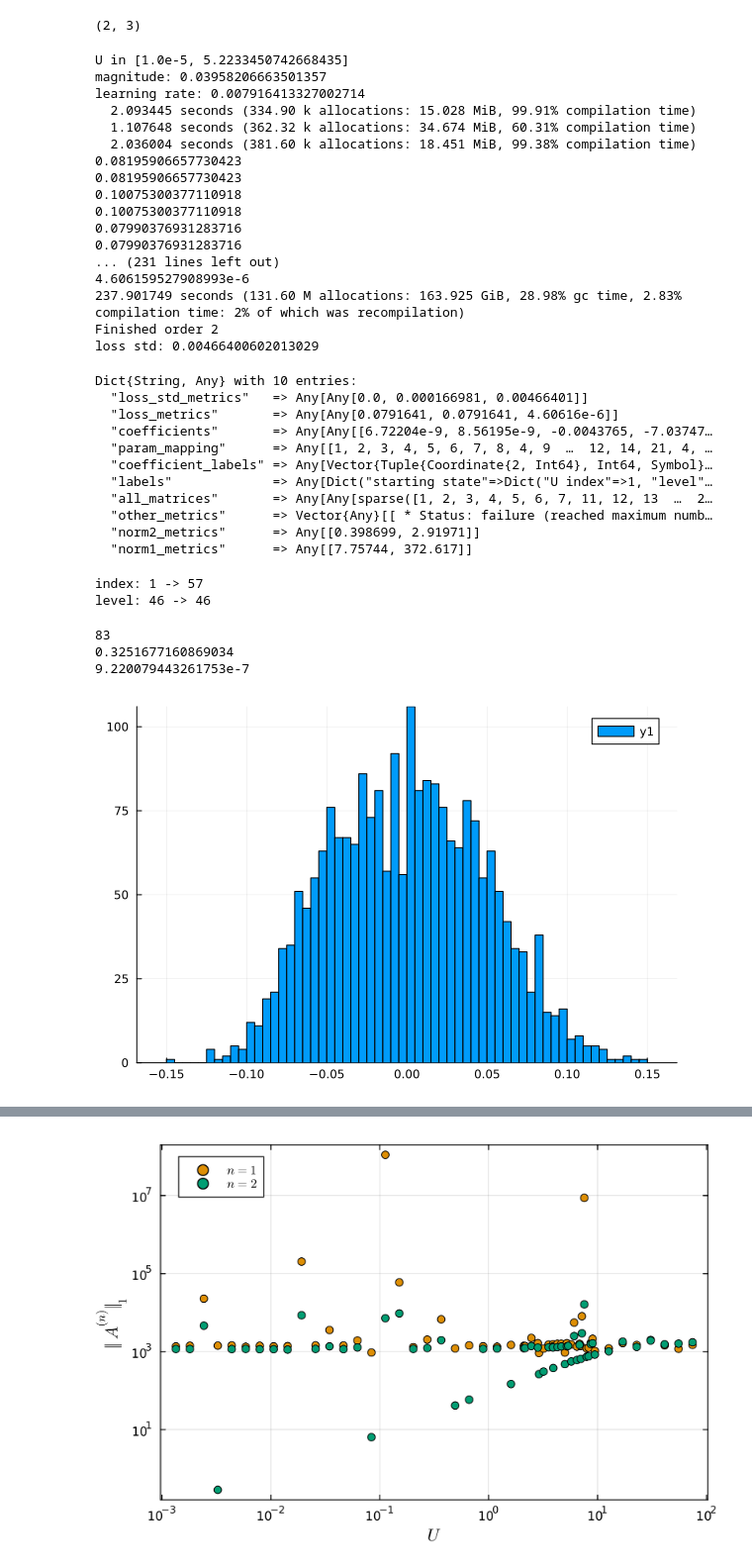
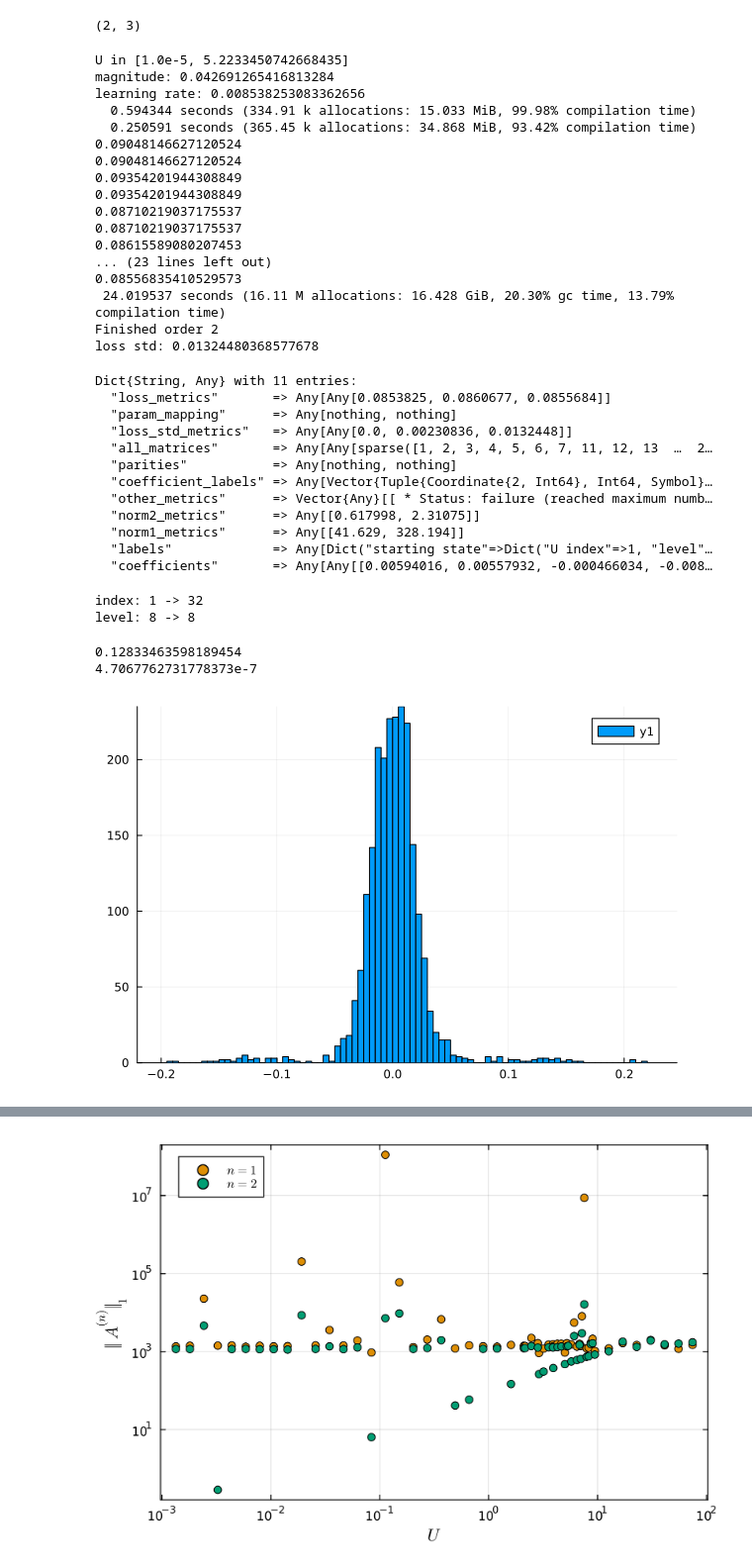
Before and after one commit to GoodStuff11/ML-signproblem, a Jupyter notebook: experimenting/ed/hubbard_ed2.ipynb, the cells around one changed output, grey strips where cells are left out. Shown at 99% size. Saved outputs shown, nothing was run; the diff lists cells and outputs as text; code cells hidden in the pictures.

```diff
--- a/experimenting/ed/hubbard_ed2.ipynb
+++ b/experimenting/ed/hubbard_ed2.ipynb
@@ -238,9 +291,9 @@ include("ed_optimization.jl")
 include("utility_functions.jl")
 
 meta_data = Dict("electron count"=>3, "sites"=>"2x3", "bc"=>"periodic", "basis"=>"adiabatic",
-                "U_values"=>U_values, "maxiters"=>20)
-instructions = Dict("starting state"=>Dict("U index"=>1, "levels"=>100),
-                "ending state"=>Dict("U index"=>40, "levels"=>100), "max_order"=>2, "use symmetry"=>true)
+                "U_values"=>U_values, "maxiters"=>2)
+instructions = Dict("starting state"=>Dict("U index"=>1, "levels"=>58),
+                "ending state"=>Dict("U index"=>40, "levels"=>58), "max_order"=>2, "use symmetry"=>false)
 println("U in [",U_values[instructions["starting state"]["U index"]], ", ", U_values[instructions["ending state"]["U index"]],"]")
 data_dict_tmp = test_map_to_state(degen_rm_U, instructions, indexer, !isa(meta_data["electron count"], Number);
      maxiters=meta_data["maxiters"], optimization=:gradient)
@@ -248,37 +301,38 @@ data_dict_tmp
 # save_with_metadata(data_dict_tmp, "data/tmp.jld2")
 # %% [output]
 U in [1.0e-5, 5.2233450742668435]
-magnitude: 0.03958206663501357
-learning rate: 0.007916413327002714
-  2.093445 seconds (334.90 k allocations: 15.028 MiB, 99.91% compilation time)
-  1.107648 seconds (362.32 k allocations: 34.674 MiB, 60.31% compilation time)
-  2.036004 seconds (381.60 k allocations: 18.451 MiB, 99.38% compilation time)
-0.08195906657730423
-0.08195906657730423
-0.10075300377110918
-0.10075300377110918
-0.07990376931283716
-0.07990376931283716
-... (231 lines left out)
-4.606159527908993e-6
-237.901749 seconds (131.60 M allocations: 163.925 GiB, 28.98% gc time, 2.83% compilation time: 2% of which was recompilation)
+magnitude: 0.042691265416813284
+learning rate: 0.008538253083362656
+  0.594344 seconds (334.91 k allocations: 15.033 MiB, 99.98% compilation time)
+  0.250591 seconds (365.45 k allocations: 34.868 MiB, 93.42% compilation time)
+0.09048146627120524
+0.09048146627120524
+0.09354201944308849
+0.09354201944308849
+0.08710219037175537
+0.08710219037175537
+0.08615589080207453
+... (23 lines left out)
+0.08556835410529573
+ 24.019537 seconds (16.11 M allocations: 16.428 GiB, 20.30% gc time, 13.79% compilation time)
 Finished order 2
-loss std: 0.00466400602013029
+loss std: 0.01324480368577678
-Dict{String, Any} with 10 entries:
-  "loss_std_metrics"   => Any[Any[0.0, 0.000166981, 0.00466401]]
-  "loss_metrics"       => Any[Any[0.0791641, 0.0791641, 4.60616e-6]]
-  "coefficients"       => Any[Any[[6.72204e-9, 8.56195e-9, -0.0043765, -7.03747…
-  "param_mapping"      => Any[[1, 2, 3, 4, 5, 6, 7, 8, 4, 9  …  12, 14, 21, 4, …
+Dict{String, Any} with 11 entries:
+  "loss_metrics"       => Any[Any[0.0853825, 0.0860677, 0.0855684]]
+  "param_mapping"      => Any[nothing, nothing]
+  "loss_std_metrics"   => Any[Any[0.0, 0.00230836, 0.0132448]]
+  "all_matrices"       => Any[Any[sparse([1, 2, 3, 4, 5, 6, 7, 11, 12, 13  …  2…
+  "parities"           => Any[nothing, nothing]
   "coefficient_labels" => Any[Vector{Tuple{Coordinate{2, Int64}, Int64, Symbol}…
+  "other_metrics"      => Vector{Any}[[ * Status: failure (reached maximum numb…
+  "norm2_metrics"      => Any[[0.617998, 2.31075]]
+  "norm1_metrics"      => Any[[41.629, 328.194]]
   "labels"             => Any[Dict("starting state"=>Dict("U index"=>1, "level"…
-  "all_matrices"       => Any[Any[sparse([1, 2, 3, 4, 5, 6, 7, 11, 12, 13  …  2…
-  "other_metrics"      => Vector{Any}[[ * Status: failure (reached maximum numb…
-  "norm2_metrics"      => Any[[0.398699, 2.91971]]
-  "norm1_metrics"      => Any[[7.75744, 372.617]]
+  "coefficients"       => Any[Any[[0.00594016, 0.00557932, -0.000466034, -0.008…
 # %%
-i = 403
-energy_dict = load_saved_dict(joinpath(raw"C:\Users\jonat\Downloads\N=3","meta_data_and_E.jld2"))
-data_dict_tmp = load_saved_dict(joinpath(raw"C:\Users\jonat\Downloads\N=3","unitary_map_energy_N=3_$i.jld2"))
+i = 200
+energy_dict = load_saved_dict(joinpath(raw"C:\Users\jonat\Downloads\N=4","meta_data_and_E.jld2"))
+data_dict_tmp = load_saved_dict(joinpath(raw"C:\Users\jonat\Downloads\N=4","unitary_map_energy_N=4_$i.jld2"))
 starting_U_level = data_dict_tmp["labels"][1]["starting state"]["level"]
 starting_U_index = data_dict_tmp["labels"][1]["starting state"]["U index"]
 ending_U_level = data_dict_tmp["labels"][1]["ending state"]["level"]
@@ -287,27 +341,26 @@ H = energy_dict["H"]
 println("index: $starting_U_index -> $ending_U_index")
 println("level: $starting_U_level -> $ending_U_level")
 # %% [output]
-index: 1 -> 57
-level: 46 -> 46
+index: 1 -> 32
+level: 8 -> 8
 # %%
 include("ed_functions.jl")
 truncate(x, threshold) = ifelse(abs(x) < threshold, 0.0, x)
 mat = sum(Matrix(construct_sparse(energy_dict["indexer"],
     identity.(data_dict_tmp["coefficient_labels"][i]),
-    truncate.(data_dict_tmp["coefficients"][1][i], 1e-3))) for i=1:2)
-println(sum(sum(abs.(data_dict_tmp["coefficients"][1][i]) .< 1e-3) for i=1:2)/sum())
+    truncate.(data_dict_tmp["coefficients"][1][i], 1e-15))) for i=1:2)
+# println(sum(sum(abs.(data_dict_tmp["coefficients"][1][i]) .< 1e-3) for i=1:2)/sum())
 n0_overlap = energy_dict["degen_rm_U"][ending_U_index][:,ending_U_level]' * energy_dict["degen_rm_U"][starting_U_index][:,starting_U_level]
 n1_overlap = energy_dict["degen_rm_U"][ending_U_index][:,ending_U_level]' * exp(1im*mat) * energy_dict["degen_rm_U"][starting_U_index][:,starting_U_level]
 println(1-abs2(n0_overlap))
 println(1-abs2(n1_overlap))
 # %% [output]
-83
-0.3251677160869034
-9.220079443261753e-7
+0.12833463598189454
+4.7067762731778373e-7
 # %%
-histogram(truncate.(data_dict_tmp["coefficients"][1][2], 1e-3), bins=100)
+histogram(truncate.(data_dict_tmp["coefficients"][1][2], 1e-8), bins=100)
 # %% [output]
-[figure, old version]
+[figure, new version]
 # %%
 heatmap(Matrix(abs.(data_dict_tmp["all_matrices"][1][2])), cmap=:grays)
 # %%
```
Also changed, not shown: parts of 14 cells of this notebook, 9 other files.
